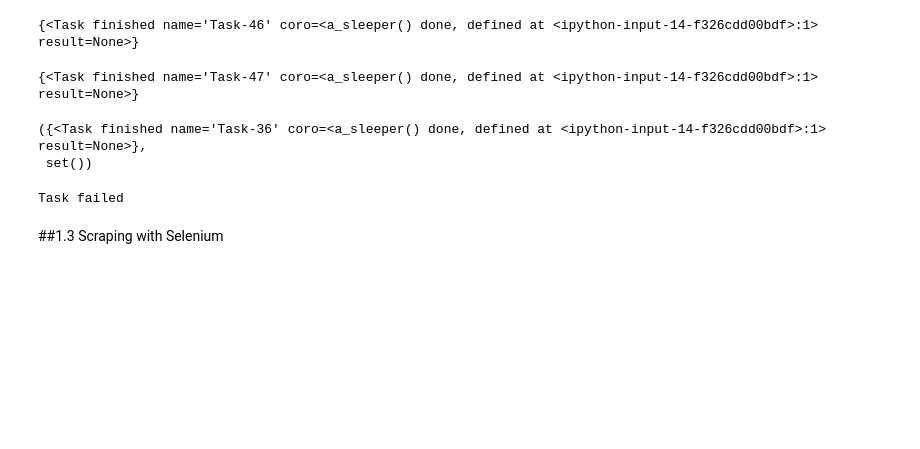
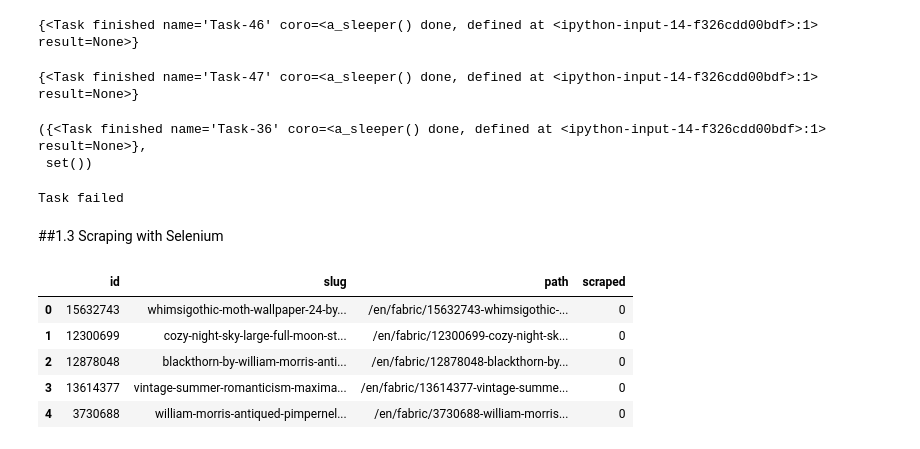
Before and after one commit to anilaksu/Algorithmic-Trading-Codes, a Jupyter notebook: Asynchronous_Python.ipynb, the cells around one changed output. Drawn from its saved outputs; the diff is of its cells as text; code cells hidden in the pictures; blank space fills up the shorter version.

```diff
--- a/Asynchronous_Python.ipynb
+++ b/Asynchronous_Python.ipynb
@@ -167,3 +179,5 @@ except asyncio.TimeoutError:
 Task failed
 # %% [markdown]
 ##1.3 Scraping with Selenium
+# %%
+url = 'https://www.spoonflower.com/en/shop?on=fabric%27'
@@ -169,0 +192,46 @@ Task failed
+# %%
+def scraper(url):
+  options = Options()
+  options.add_argument("--headless")
+  options.add_argument("--no-sandbox");
+  options.add_argument("--disable-dev-shm-usage");
+  driver = webdriver.Chrome(options = options)
+  driver.get(url)
+  return driver.page_source
+
+def extract_id_slug(url_path):
+  regex = r"^[^\s]+/(?P<id>\d+)-(?P<slug>[\w_-]+)$"
+  group = re.match(regex, url_path)
+  if not group:
+    return None, None
+  return group['id'], group['slug']
+# %%
+# Here we pull the data from the page
+content = scraper(url)
+html_r = HTML(html = content)
+# %%
+fabric_links = [x for x in list(html_r.links) if x.startswith("/en/fabric")]   # Links for fabric images
+
+datas = []
+
+for path in fabric_links:
+  id_, slug_ = extract_id_slug(path) #product id and product
+  data = {
+      "id" : id_,
+      "slug" : slug_,
+      "path" : path,
+      "scraped" : 0 # True / False -> 1 / 0
+  }
+  datas.append(data)
+  #print(id_, slug_)
+# %%
+# Here we save it to dataframe
+df = pd.DataFrame(datas)
+df.head()
+# %% [output]
+|  | id | slug | path | scraped |
+| 0 | 15632743 | whimsigothic-moth-wallpaper-24-by... | /en/fabric/15632743-whimsigothic-... | 0 |
+| 1 | 12300699 | cozy-night-sky-large-full-moon-st... | /en/fabric/12300699-cozy-night-sk... | 0 |
+| 2 | 12878048 | blackthorn-by-william-morris-anti... | /en/fabric/12878048-blackthorn-by... | 0 |
+| 3 | 13614377 | vintage-summer-romanticism-maxima... | /en/fabric/13614377-vintage-summe... | 0 |
+| 4 | 3730688 | william-morris-antiqued-pimpernel... | /en/fabric/3730688-william-morris... | 0 |
```
Also changed, not shown: parts of 8 cells of this notebook.
